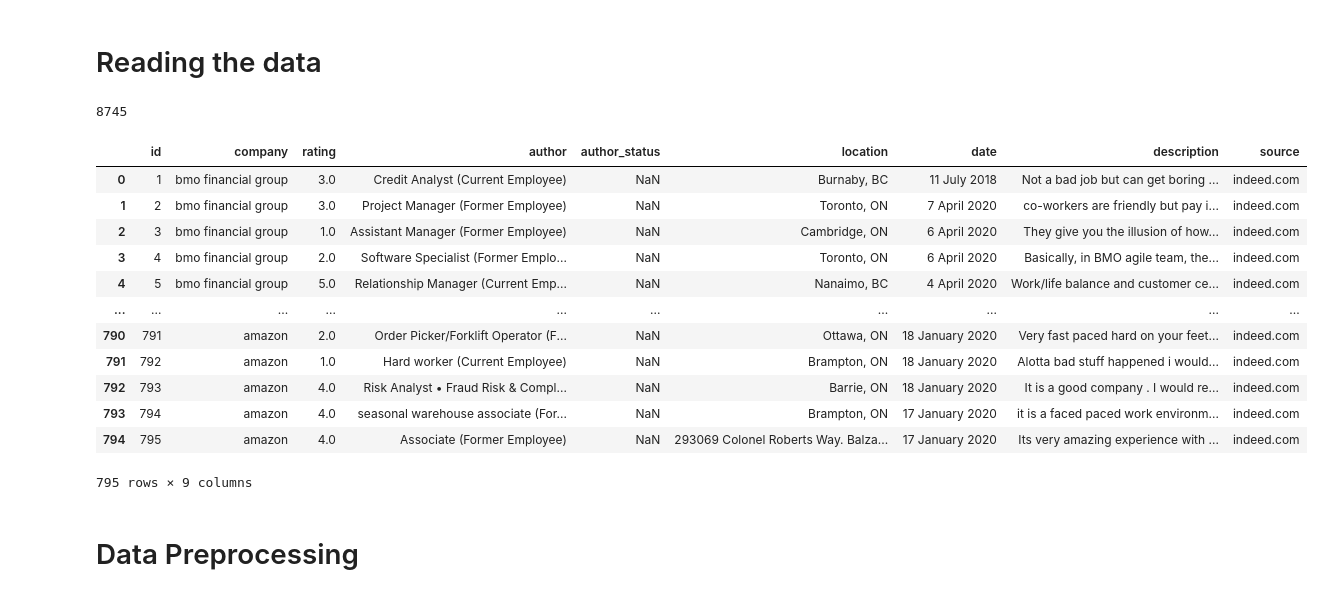
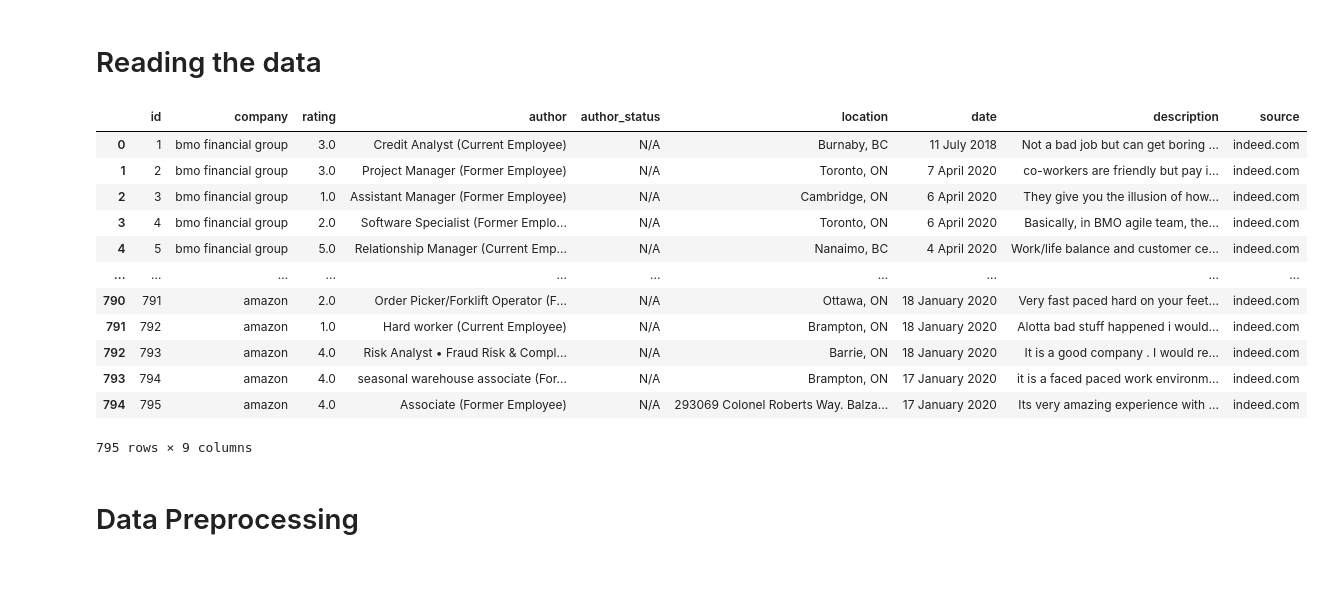
Before and after one commit to nguyen-cao/job-cruncher, a Jupyter notebook: job_reviews_sentiment.ipynb, the cells around one changed output. Cells and saved outputs as stored; diff of their text form; code cells hidden in the pictures.

```diff
--- a/job_reviews_sentiment.ipynb
+++ b/job_reviews_sentiment.ipynb
@@ -11,25 +16,20 @@ cf.set_config_file(offline=False, world_readable=True)
 # %%
-df = pd.read_csv("review.csv")
-print(df.size)
-df.columns
-df.drop('Unnamed: 0', axis=1, inplace=True)
 df.drop('title', axis=1, inplace=True)
 df
 # %% [output]
+|  | id | company | rating | author | author_status | location | date | description | source |
+| 0 | 1 | bmo financial group | 3.0 | Credit Analyst (Current Employee) | N/A | Burnaby, BC | 11 July 2018 | Not a bad job but can get boring ... | indeed.com |
+| 1 | 2 | bmo financial group | 3.0 | Project Manager (Former Employee) | N/A | Toronto, ON | 7 April 2020 | co-workers are friendly but pay i... | indeed.com |
+| 2 | 3 | bmo financial group | 1.0 | Assistant Manager (Former Employee) | N/A | Cambridge, ON | 6 April 2020 | They give you the illusion of how... | indeed.com |
+| 3 | 4 | bmo financial group | 2.0 | Software Specialist (Former Emplo... | N/A | Toronto, ON | 6 April 2020 | Basically, in BMO agile team, the... | indeed.com |
+| 4 | 5 | bmo financial group | 5.0 | Relationship Manager (Current Emp... | N/A | Nanaimo, BC | 4 April 2020 | Work/life balance and customer ce... | indeed.com |
+| ... | ... | ... | ... | ... | ... | ... | ... | ... | ... |
+| 790 | 791 | amazon | 2.0 | Order Picker/Forklift Operator (F... | N/A | Ottawa, ON | 18 January 2020 | Very fast paced hard on your feet... | indeed.com |
+| 791 | 792 | amazon | 1.0 | Hard worker (Current Employee) | N/A | Brampton, ON | 18 January 2020 | Alotta bad stuff happened i would... | indeed.com |
+| 792 | 793 | amazon | 4.0 | Risk Analyst • Fraud Risk & Compl... | N/A | Barrie, ON | 18 January 2020 | It is a good company . I would re... | indeed.com |
+| 793 | 794 | amazon | 4.0 | seasonal warehouse associate (For... | N/A | Brampton, ON | 17 January 2020 | it is a faced paced work environm... | indeed.com |
+| 794 | 795 | amazon | 4.0 | Associate (Former Employee) | N/A | 293069 Colonel Roberts Way. Balza... | 17 January 2020 | Its very amazing experience with ... | indeed.com |
-8745
+795 rows × 9 columns
-|  | id | company | rating | author | author_status | location | date | description | source |
-| 0 | 1 | bmo financial group | 3.0 | Credit Analyst (Current Employee) | NaN | Burnaby, BC | 11 July 2018 | Not a bad job but can get boring ... | indeed.com |
-| 1 | 2 | bmo financial group | 3.0 | Project Manager (Former Employee) | NaN | Toronto, ON | 7 April 2020 | co-workers are friendly but pay i... | indeed.com |
-| 2 | 3 | bmo financial group | 1.0 | Assistant Manager (Former Employee) | NaN | Cambridge, ON | 6 April 2020 | They give you the illusion of how... | indeed.com |
-| 3 | 4 | bmo financial group | 2.0 | Software Specialist (Former Emplo... | NaN | Toronto, ON | 6 April 2020 | Basically, in BMO agile team, the... | indeed.com |
-| 4 | 5 | bmo financial group | 5.0 | Relationship Manager (Current Emp... | NaN | Nanaimo, BC | 4 April 2020 | Work/life balance and customer ce... | indeed.com |
-| ... | ... | ... | ... | ... | ... | ... | ... | ... | ... |
-| 790 | 791 | amazon | 2.0 | Order Picker/Forklift Operator (F... | NaN | Ottawa, ON | 18 January 2020 | Very fast paced hard on your feet... | indeed.com |
-| 791 | 792 | amazon | 1.0 | Hard worker (Current Employee) | NaN | Brampton, ON | 18 January 2020 | Alotta bad stuff happened i would... | indeed.com |
-| 792 | 793 | amazon | 4.0 | Risk Analyst • Fraud Risk & Compl... | NaN | Barrie, ON | 18 January 2020 | It is a good company . I would re... | indeed.com |
-| 793 | 794 | amazon | 4.0 | seasonal warehouse associate (For... | NaN | Brampton, ON | 17 January 2020 | it is a faced paced work environm... | indeed.com |
-| 794 | 795 | amazon | 4.0 | Associate (Former Employee) | NaN | 293069 Colonel Roberts Way. Balza... | 17 January 2020 | Its very amazing experience with ... | indeed.com |
-795 rows × 9 columns
 # %% [markdown]
 # Data Preprocessing
 # %%
```
Also changed, not shown: parts of 3 cells of this notebook, 3 other files.
